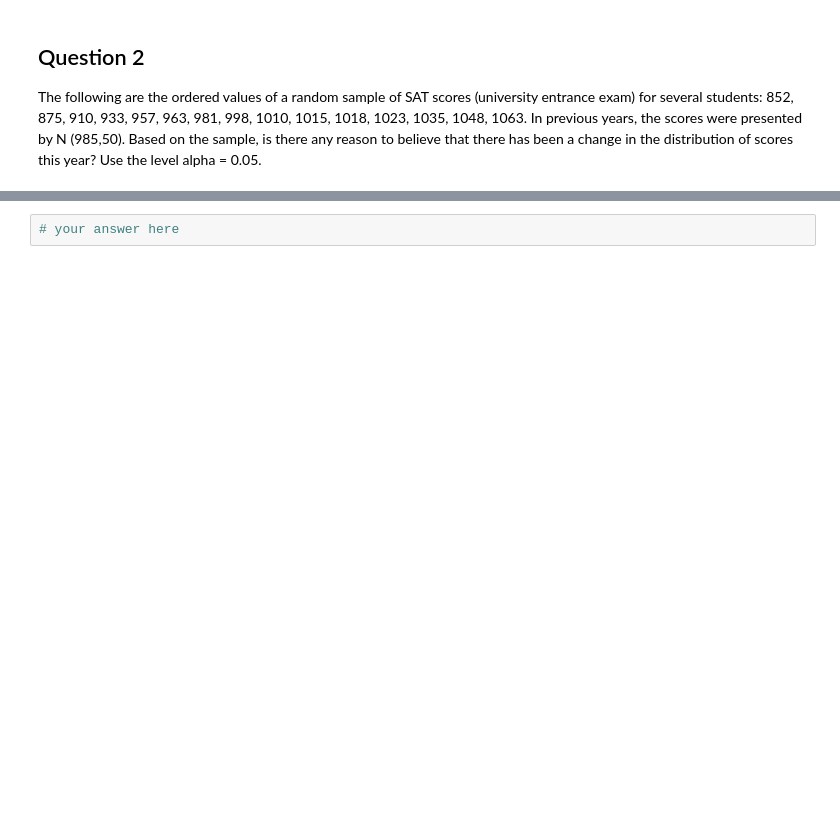
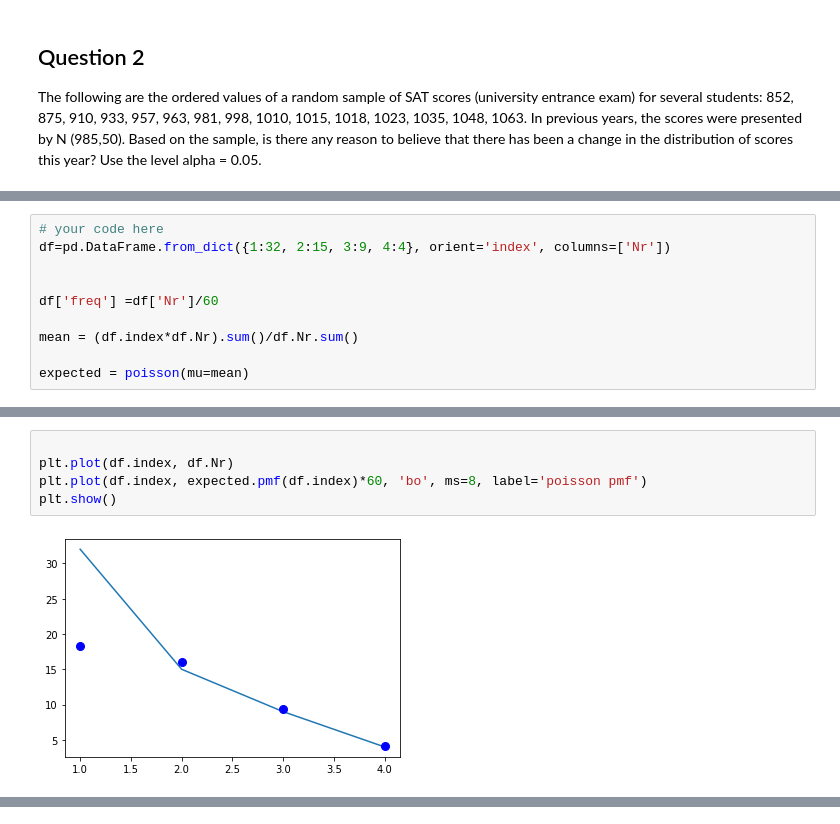
Before and after one commit to ta-data-lis/lab-goodfit-indeptests, a Jupyter notebook: your_code/main.ipynb, the cells around one changed output, grey strips where cells are left out. Drawn from its saved outputs; the diff is of its cells as text; blank space fills up the shorter version.

```diff
--- a/your_code/main.ipynb
+++ b/your_code/main.ipynb
@@ -27,0 +77,10 @@ Does the distribution of defective items follow this distribution?
+# %%
+# your code here
+df=pd.DataFrame.from_dict({1:32, 2:15, 3:9, 4:4}, orient='index', columns=['Nr'])
+
+
+df['freq'] =df['Nr']/60
+
+mean = (df.index*df.Nr).sum()/df.Nr.sum()
+
+expected = poisson(mu=mean)
@@ -28,7 +99,12 @@ Does the distribution of defective items follow this distribution?
+# %%
+
+plt.plot(df.index, df.Nr)
+plt.plot(df.index, expected.pmf(df.index)*60, 'bo', ms=8, label='poisson pmf')
+plt.show()
+# %% [output]
+[figure, added]
 # %% [markdown]
 ## Question 4
 A quality control engineer takes a sample of 10 tires that come out of an assembly line, and would like to verify on the basis of the data that follows, if the number of tires with defects observed over 200 days, if it is true that 5% of all tires have defects (that is, if the sample comes from a binomial population with n = 10 and p = 0.05).
 
 ![](table3.png)
-# %%
-# your answer here
```
Also changed, not shown: parts of 19 cells of this notebook.
